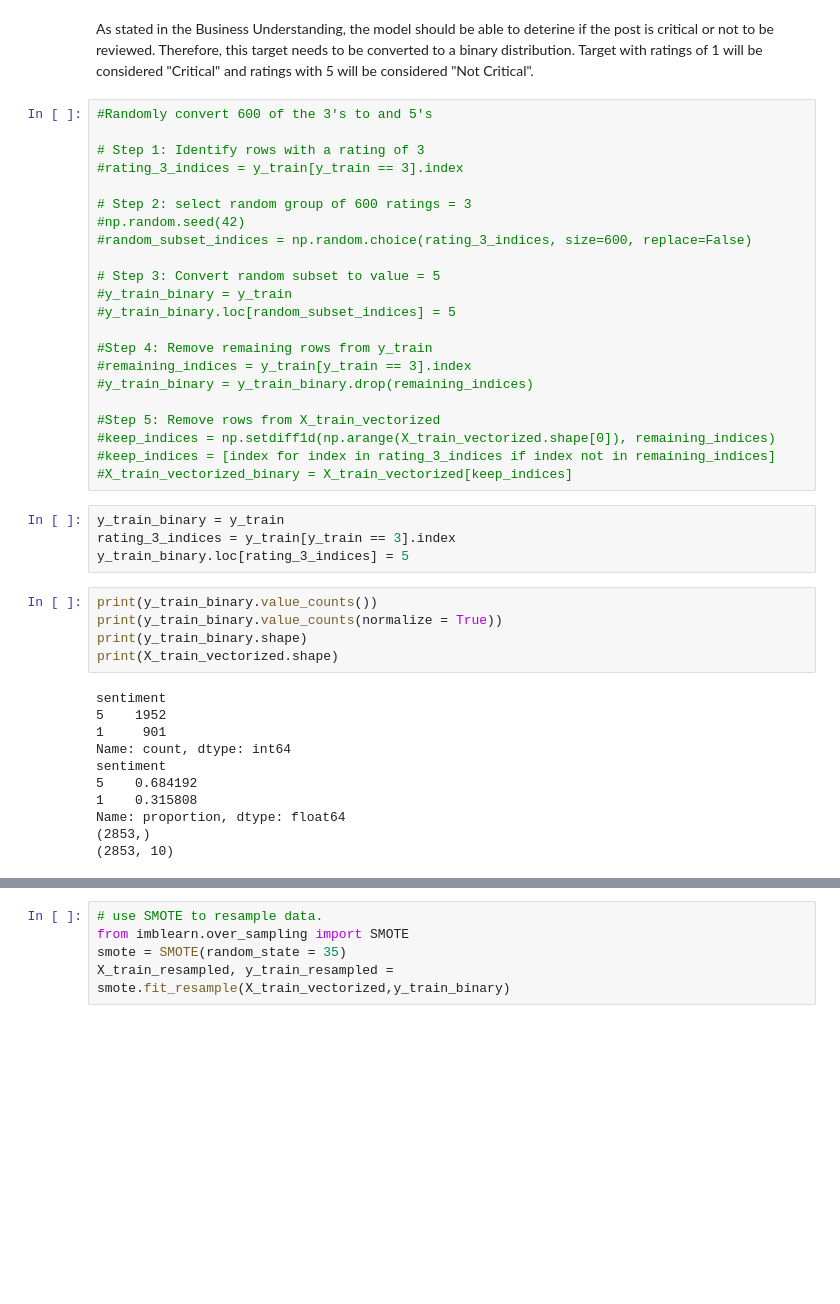
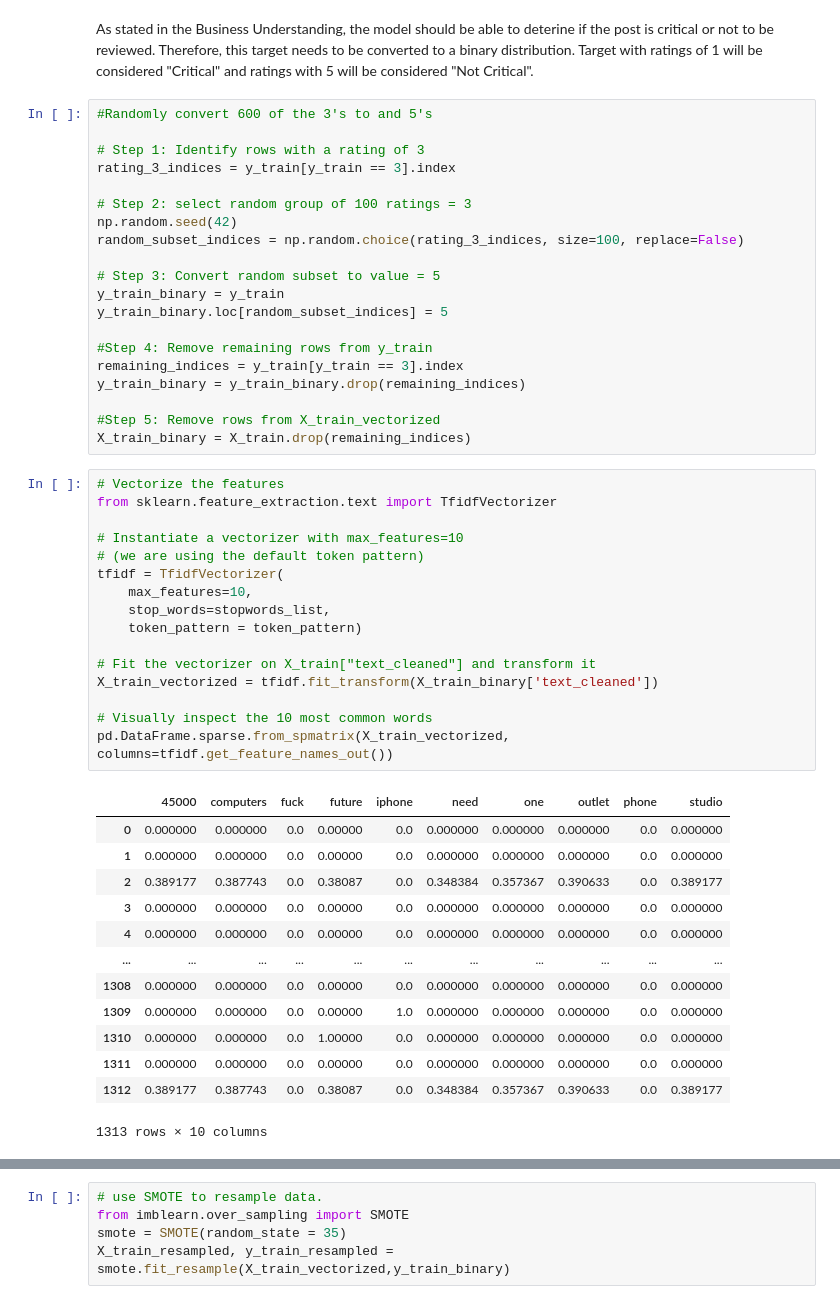
Before and after one commit to mkearns17/NLP_Project, a Jupyter notebook: notebook.ipynb, the cells around one changed output, grey strips where cells are left out. Drawn from its saved outputs; the diff is of its cells as text; blank space fills up the shorter version.

```diff
--- a/notebook.ipynb
+++ b/notebook.ipynb
@@ -289,41 +247,49 @@ As stated in the Business Understanding, the model should be able to deterine if
 #Randomly convert 600 of the 3's to and 5's
 
 # Step 1: Identify rows with a rating of 3
-#rating_3_indices = y_train[y_train == 3].index
+rating_3_indices = y_train[y_train == 3].index
 
-# Step 2: select random group of 600 ratings = 3
-#np.random.seed(42)
-#random_subset_indices = np.random.choice(rating_3_indices, size=600, replace=False)
+# Step 2: select random group of 100 ratings = 3
+np.random.seed(42)
+random_subset_indices = np.random.choice(rating_3_indices, size=100, replace=False)
 
 # Step 3: Convert random subset to value = 5
-#y_train_binary = y_train
-#y_train_binary.loc[random_subset_indices] = 5
+y_train_binary = y_train
+y_train_binary.loc[random_subset_indices] = 5
 
 #Step 4: Remove remaining rows from y_train
-#remaining_indices = y_train[y_train == 3].index
-#y_train_binary = y_train_binary.drop(remaining_indices)
+remaining_indices = y_train[y_train == 3].index
+y_train_binary = y_train_binary.drop(remaining_indices)
 
 #Step 5: Remove rows from X_train_vectorized
-#keep_indices = np.setdiff1d(np.arange(X_train_vectorized.shape[0]), remaining_indices)
-#keep_indices = [index for index in rating_3_indices if index not in remaining_indices]
-#X_train_vectorized_binary = X_train_vectorized[keep_indices]
+X_train_binary = X_train.drop(remaining_indices)
-# %%
-y_train_binary = y_train
-rating_3_indices = y_train[y_train == 3].index
-y_train_binary.loc[rating_3_indices] = 5
-# %%
-print(y_train_binary.value_counts())
-print(y_train_binary.value_counts(normalize = True))
-print(y_train_binary.shape)
-print(X_train_vectorized.shape)
-# %% [output]
-sentiment
-5    1952
-1     901
-Name: count, dtype: int64
-sentiment
-5    0.684192
-1    0.315808
-Name: proportion, dtype: float64
-(2853,)
-(2853, 10)
+# %%
+# Vectorize the features
+from sklearn.feature_extraction.text import TfidfVectorizer
+
+# Instantiate a vectorizer with max_features=10
+# (we are using the default token pattern)
+tfidf = TfidfVectorizer(
+    max_features=10,
+    stop_words=stopwords_list,
+    token_pattern = token_pattern)
+
+# Fit the vectorizer on X_train["text_cleaned"] and transform it
+X_train_vectorized = tfidf.fit_transform(X_train_binary['text_cleaned'])
+
+# Visually inspect the 10 most common words
+pd.DataFrame.sparse.from_spmatrix(X_train_vectorized, columns=tfidf.get_feature_names_out())
+# %% [output]
+|  | 45000 | computers | fuck | future | iphone | need | one | outlet | phone | studio |
+| 0 | 0.000000 | 0.000000 | 0.0 | 0.00000 | 0.0 | 0.000000 | 0.000000 | 0.000000 | 0.0 | 0.000000 |
+| 1 | 0.000000 | 0.000000 | 0.0 | 0.00000 | 0.0 | 0.000000 | 0.000000 | 0.000000 | 0.0 | 0.000000 |
+| 2 | 0.389177 | 0.387743 | 0.0 | 0.38087 | 0.0 | 0.348384 | 0.357367 | 0.390633 | 0.0 | 0.389177 |
+| 3 | 0.000000 | 0.000000 | 0.0 | 0.00000 | 0.0 | 0.000000 | 0.000000 | 0.000000 | 0.0 | 0.000000 |
+| 4 | 0.000000 | 0.000000 | 0.0 | 0.00000 | 0.0 | 0.000000 | 0.000000 | 0.000000 | 0.0 | 0.000000 |
+| ... | ... | ... | ... | ... | ... | ... | ... | ... | ... | ... |
+| 1308 | 0.000000 | 0.000000 | 0.0 | 0.00000 | 0.0 | 0.000000 | 0.000000 | 0.000000 | 0.0 | 0.000000 |
+| 1309 | 0.000000 | 0.000000 | 0.0 | 0.00000 | 1.0 | 0.000000 | 0.000000 | 0.000000 | 0.0 | 0.000000 |
+| 1310 | 0.000000 | 0.000000 | 0.0 | 1.00000 | 0.0 | 0.000000 | 0.000000 | 0.000000 | 0.0 | 0.000000 |
+| 1311 | 0.000000 | 0.000000 | 0.0 | 0.00000 | 0.0 | 0.000000 | 0.000000 | 0.000000 | 0.0 | 0.000000 |
+| 1312 | 0.389177 | 0.387743 | 0.0 | 0.38087 | 0.0 | 0.348384 | 0.357367 | 0.390633 | 0.0 | 0.389177 |
+1313 rows × 10 columns
```
Also changed, not shown: parts of 19 cells of this notebook.
